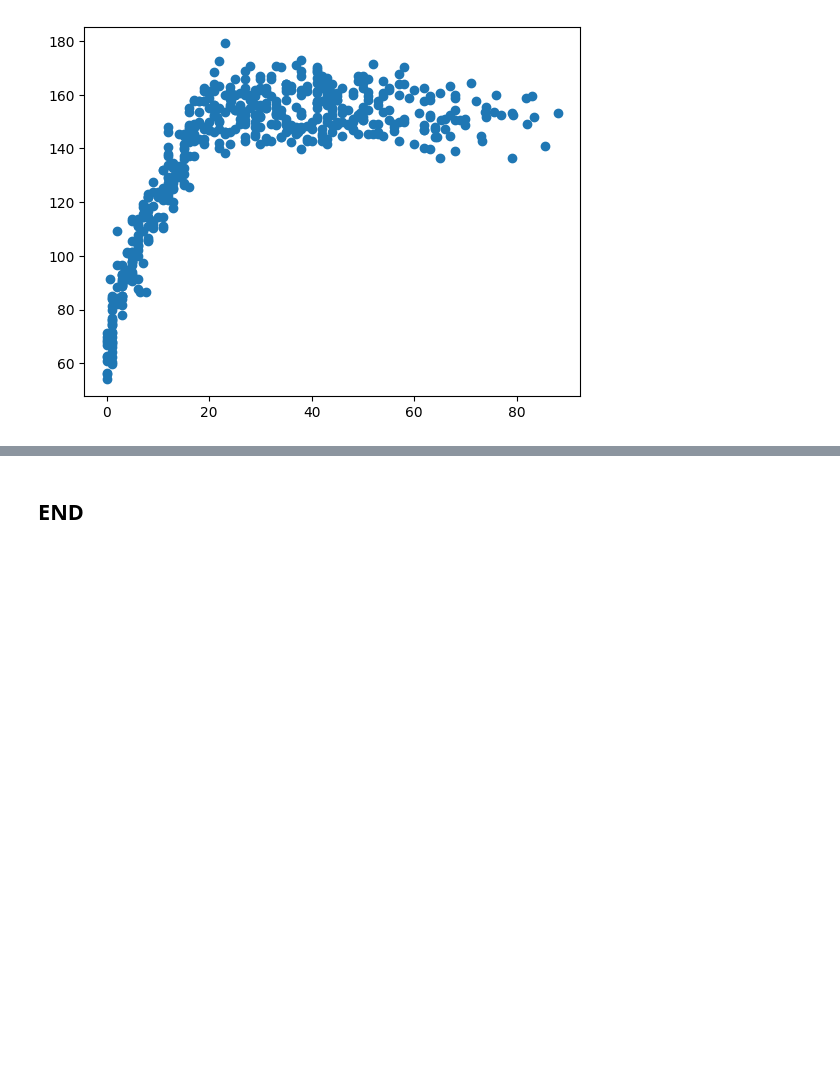
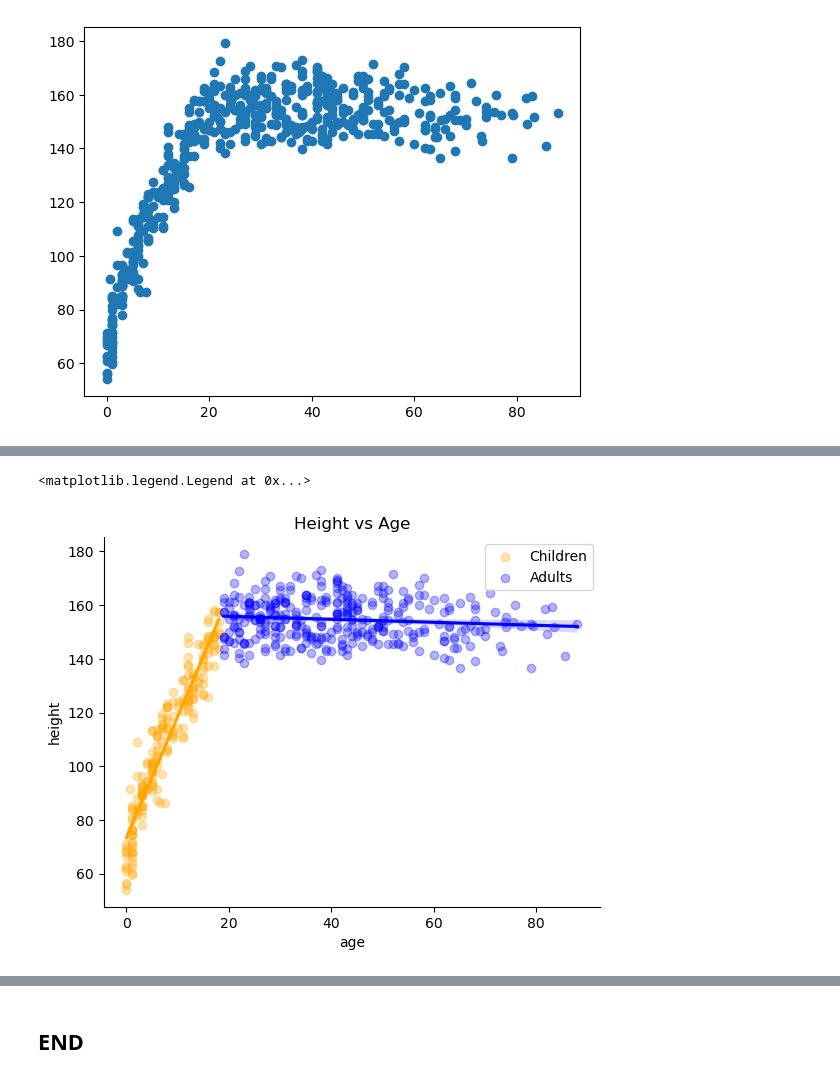
Before and after one commit to sasad2016/age_vs_height, a Jupyter notebook: scatter_plot_age_vs_height.ipynb, the cells around one changed output, grey strips where cells are left out. Drawn from its saved outputs; the diff is of its cells as text; code cells hidden in the pictures; blank space fills up the shorter version.

Commit message:
add visualizations and seaborn plots

```diff
--- a/scatter_plot_age_vs_height.ipynb
+++ b/scatter_plot_age_vs_height.ipynb
@@ -125,3 +140,12 @@ plt.show()
+# %%
+sns.regplot(x='age', y='height', data=filtered_df_children, color='orange' , scatter_kws={'alpha':0.3}, label='Children')
+sns.regplot(x='age', y='height', data=filtered_df_adult, color='blue' , scatter_kws={'alpha':0.3}, label='Adults')
+plt.title('Height vs Age')
+sns.despine()
+plt.legend()
+# %% [output]
+<matplotlib.legend.Legend at 0x...>
+[figure, added]
 # %%
 #graph bar chart of mean height by age
 calculate_mean_height_by_age(df).plot.bar()
```
Also changed, not shown: parts of 11 cells of this notebook.
